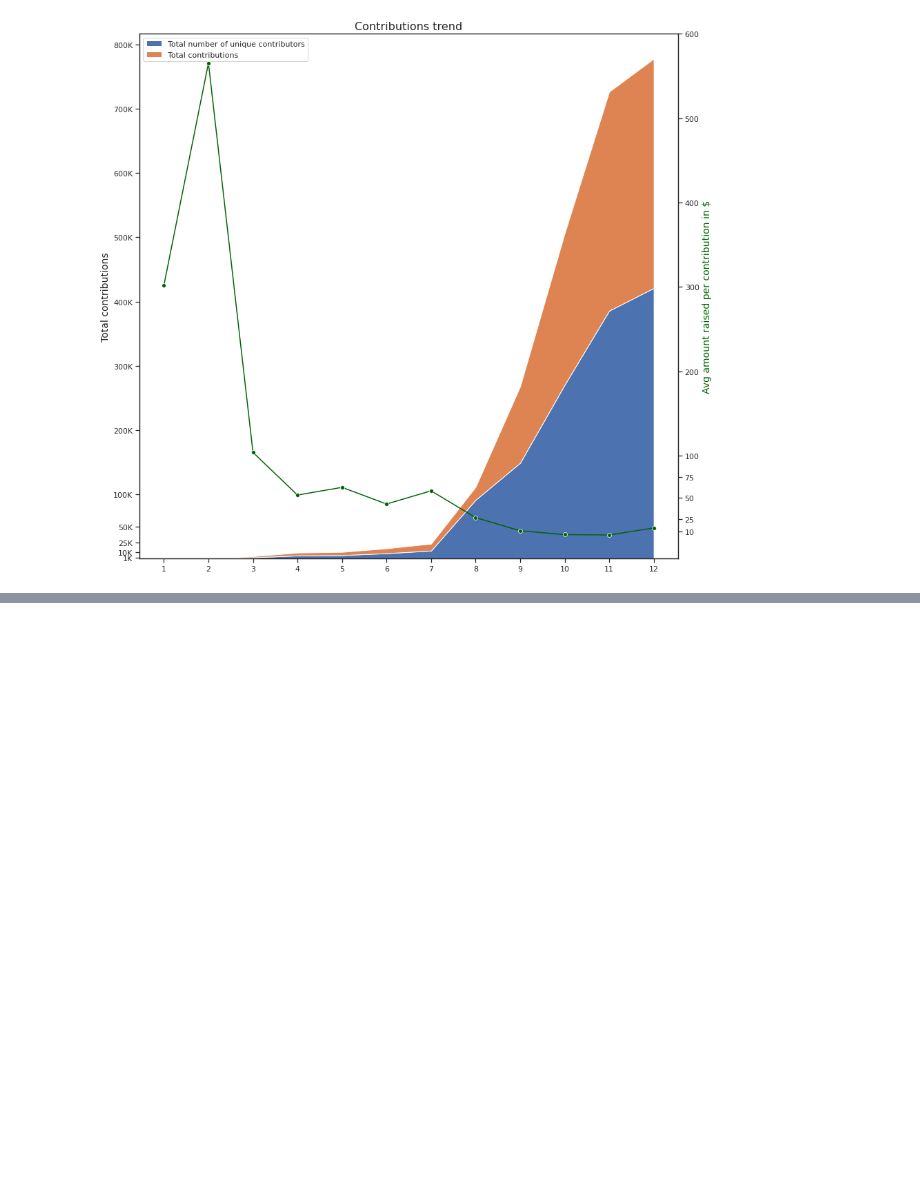
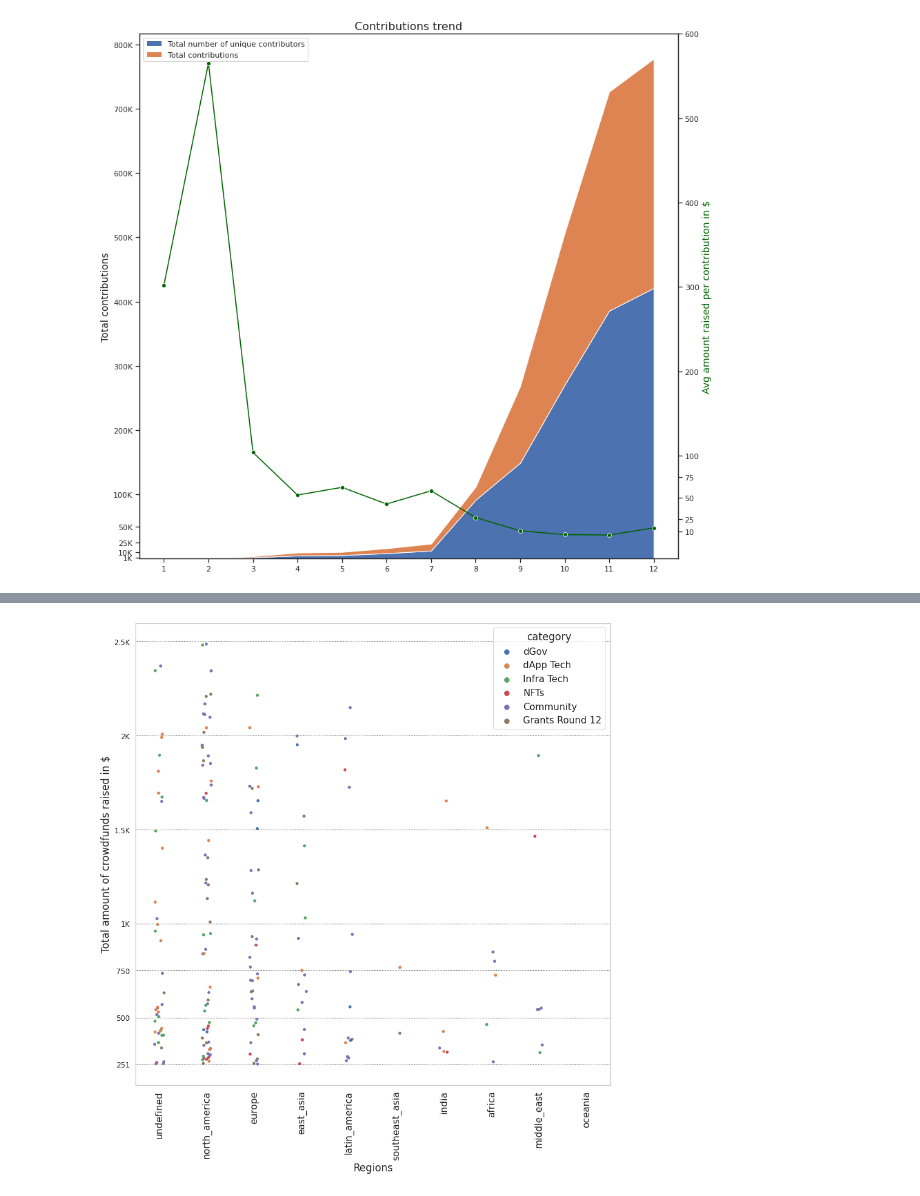
Before and after one commit to reza-hackathons/gitcoin_grants_eda, a Jupyter notebook: eda.ipynb, the cells around one changed output, grey strips where cells are left out. Saved outputs shown, nothing was run; the diff lists cells and outputs as text; code cells hidden in the pictures; blank space fills up the shorter version.

```diff
--- a/eda.ipynb
+++ b/eda.ipynb
@@ -315,0 +323,4 @@ plt.show()
+# %%
+display_crowdfunds_raised(round_number = 12, amount_min = 251, amount_max = 2500, yticks = [251, 500, 750, 1000, 1500, 2000, 2501])
+# %% [output]
+[figure, added]
```
Also changed, not shown: parts of 6 cells of this notebook, 7 other files.
